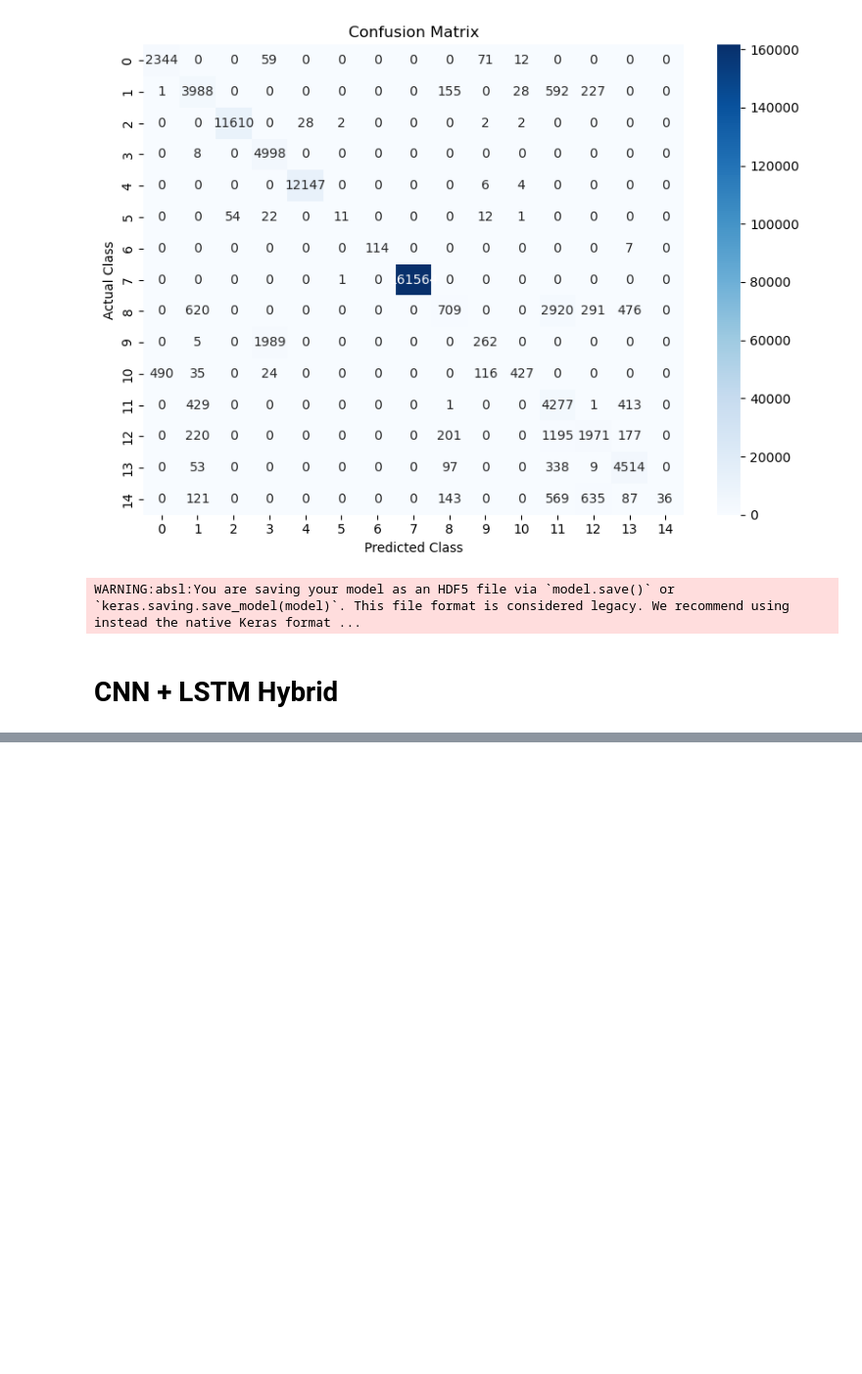
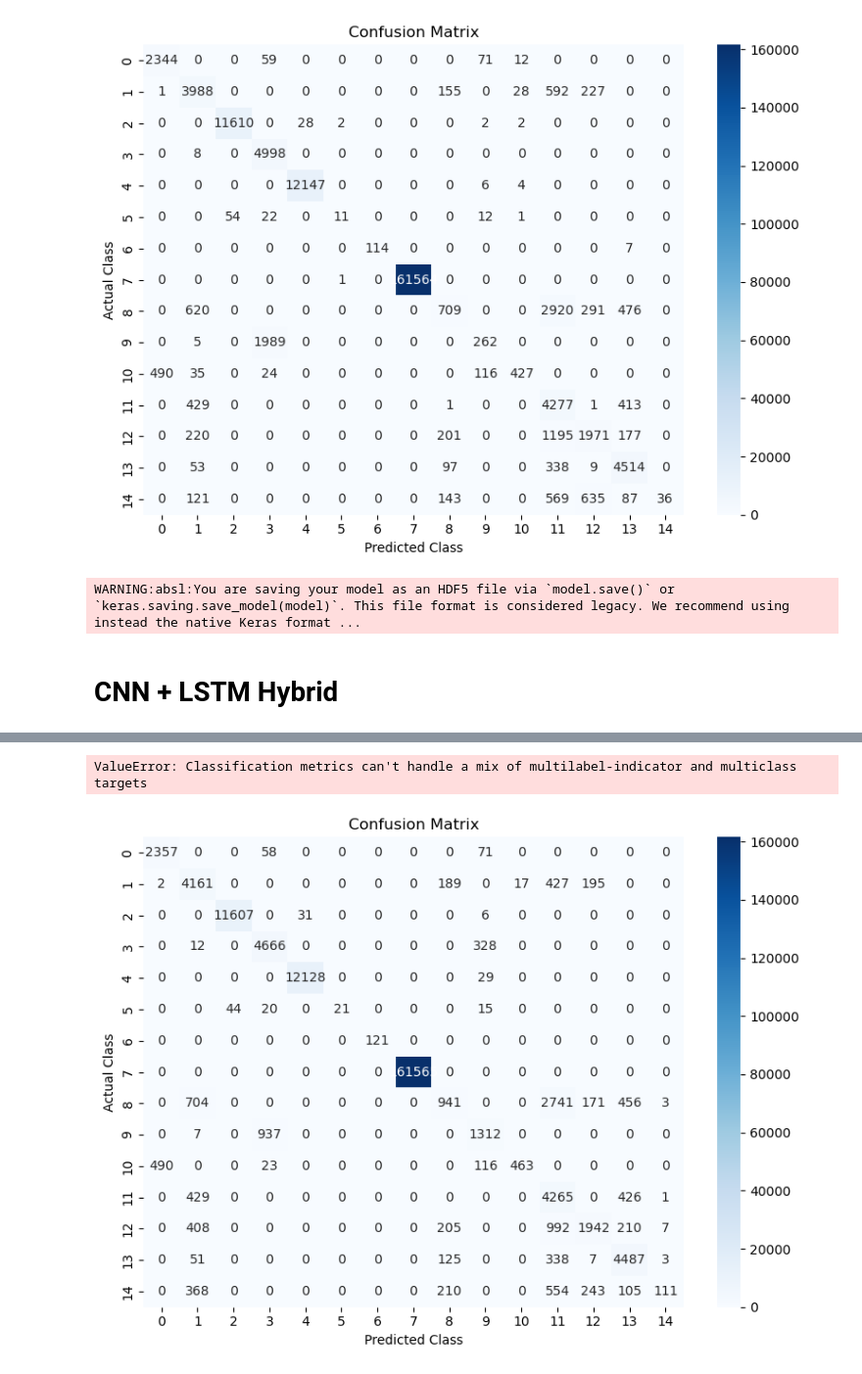
Before and after one commit to afnanaghai4/thesis, a Jupyter notebook: model_training.ipynb, the cells around one changed output, grey strips where cells are left out. Shown at 98% size. Cells and saved outputs as stored; diff of their text form; code cells hidden in the pictures; blank space fills up the shorter version.

```diff
--- a/model_training.ipynb
+++ b/model_training.ipynb
@@ -896,0 +953,15 @@ plt.show()
+# %%
+# Evaluate model
+test_loss, test_accuracy = model.evaluate(X_test_hybrid, y_test_hybrid, verbose=1)
+print(f"Test Loss: {test_loss:.4f}")
+print(f"Test Accuracy: {test_accuracy:.4f}")
+
+
+# Predict class probabilities
+y_pred_prob = model.predict(X_test_hybrid)
+
+# Get predicted classes (argmax of softmax output)
+y_pred = np.argmax(y_pred_prob, axis=1)
+
+# Get true classes (from one-hot encoded labels)
+y_true = np.argmax(y_test_hybrid, axis=1)
@@ -897,9 +973,23 @@ plt.show()
+# %%
+# Print classification report
+
+print(classification_report(y_test_hybrid, y_pred))
+# %% [output]
+ValueError: Classification metrics can't handle a mix of multilabel-indicator and multiclass targets
 # %%
-#predictions using trained model
-y_pred = model.predict(X_test_hybrid)
-y_pred_labels = (y_pred > 0.5).astype(int)  # Convert to 0 or 1
+# Compute confusion matrix
+conf_matrix = confusion_matrix(y_true, y_pred)
 # %%
-print(classification_report(y_test_hybrid, y_pred_labels))
-print(confusion_matrix(y_test_hybrid, y_pred_labels))
+import seaborn as sns
+# Plot confusion matrix
+plt.figure(figsize=(8, 6))
+sns.heatmap(conf_matrix, annot=True, fmt='d', cmap="Blues")
+plt.title("Confusion Matrix")
+plt.xlabel("Predicted Class")
+plt.ylabel("Actual Class")
+plt.tight_layout()
+plt.show()
+# %% [output]
+[figure, added]
 # %%
 model.save("cnn_lstm_hybrid_model.h5")
```
Also changed, not shown: parts of 11 cells of this notebook, 1 other file.
